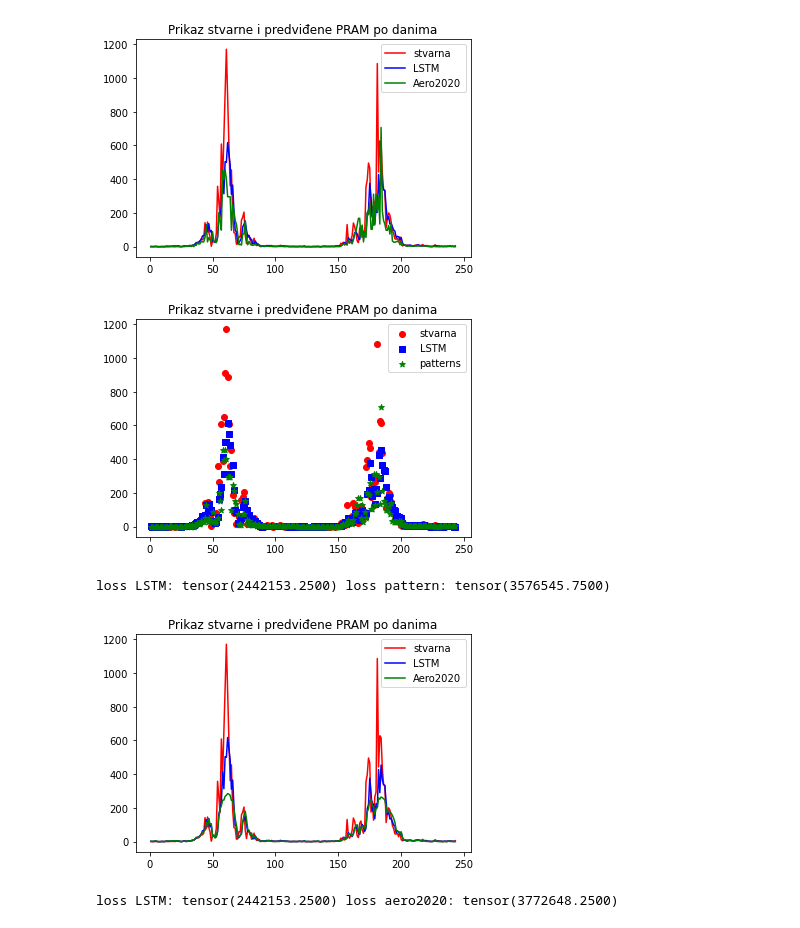
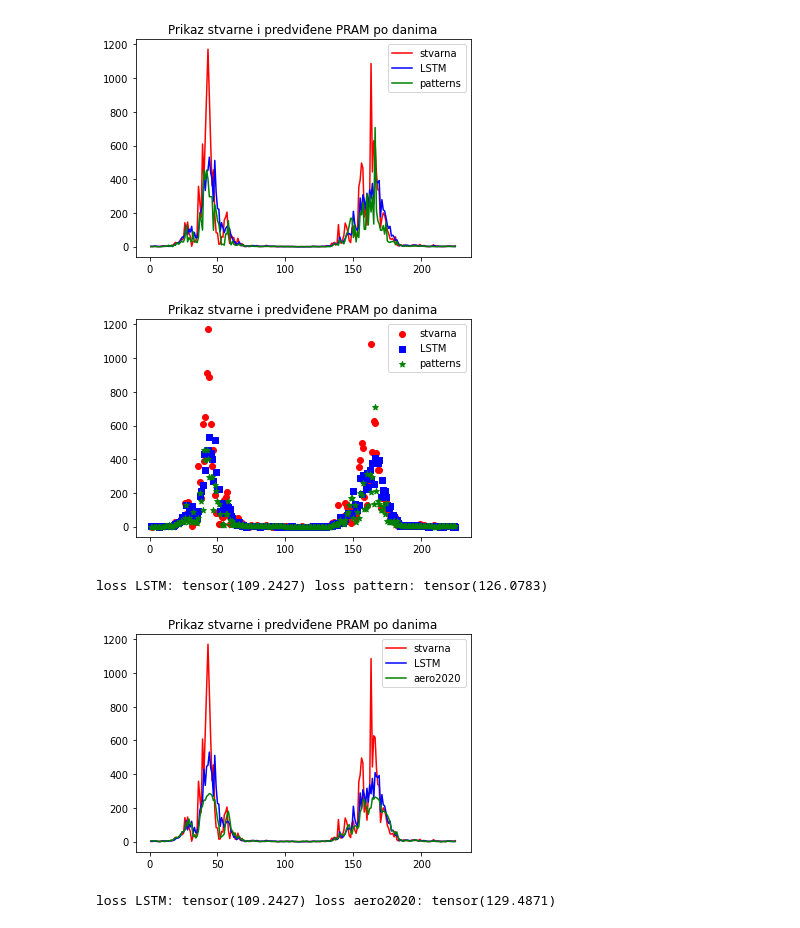
Before and after one commit to dmatijev/polen_forecasting, a Jupyter notebook: evaluate.ipynb, the cells around one changed output. Drawn from its saved outputs; the diff is of its cells as text; code cells hidden in the pictures.

```diff
--- a/evaluate.ipynb
+++ b/evaluate.ipynb
@@ -7,15 +8,16 @@ from torch.utils.data import DataLoader
 # %%
-seq_len = 3 #ovdje treba biti ista vrijednost kao kad se treniralo
+seq_len = 21 #ovdje treba biti ista vrijednost kao kad se treniralo
 batch_size = 1 #
-hidden_dim = 1028
-attention = True
+hidden_dim = 128
+hidden_dim2 = 1024
+attention = False
 train_data, val_data, test_data = load_data('real_for_all_podaci.csv')
 input_dim = train_data.shape[1]
 train_dataset = Dataset(train_data, seq_len,'PRAM')
 test_dataset = Dataset(test_data, seq_len,'PRAM')
 test_loader = DataLoader(test_dataset, shuffle=False, batch_size=batch_size)
 train_loader = DataLoader(train_dataset, shuffle=False, batch_size=batch_size)
-model = Net(input_dim,  hidden_dim = hidden_dim, seq_len=seq_len, attention=attention)
+model = Net(input_dim,  hidden_dim = hidden_dim, hidden_dim2 = hidden_dim2, seq_len=seq_len, attention=attention)
 # %%
 data = pd.read_csv('real_for_all_podaci.csv')
 data = data[['PRAM', 'GOD', 'LOK']]
@@ -25,7 +27,7 @@ mean_PRAM = train_dataset_pom['PRAM'].mean()
 def returnToStartingValues(value, mean):
     return (np.e**value-1)*mean
 # %%
-path_to_model = 'models/PRAM/batch_size_128-lr_0.0001-hidd_dim_1028_best.weights'
+path_to_model = 'models/PRAM/batch_size_32-lr_0.00023488895580707942-hidd_dim_128-att_False_best.weights'
 model.load_state_dict(torch.load(path_to_model))
 model.eval()
 # %% [output]
@@ -64,32 +62,31 @@ tensor(2442153.2500)
 # %%
 podaciZaCrtanje = pd.read_csv('ambrozija_NoviSad_patternPredictions.csv')
 podaciZaCrtanje = podaciZaCrtanje.sort_values(by=['DAT'])
 #print(podaciZaCrtanje)
 staraPredvidjenaVrijednost = []
 for i in range(len(podaciZaCrtanje)):
     staraPredvidjenaVrijednost.append(podaciZaCrtanje.iloc[i].predvidjenaVrijednost)
-staraPredvidjenaVrijednost = staraPredvidjenaVrijednost[3:] #jer za prva 3 dana LSTM ne predvidja (tako su napravljeni podaci)
-#aero2020PredvidjenaVrijednost =
-predictionsGraph(realValues, predictedValues, staraPredvidjenaVrijednost)
-predictionsGraphScatter(realValues, predictedValues, staraPredvidjenaVrijednost)
+staraPredvidjenaVrijednost = staraPredvidjenaVrijednost[seq_len:] #jer za prva 3 dana LSTM ne predvidja (tako su napravljeni podaci)
+predictionsGraph([realValues, predictedValues, staraPredvidjenaVrijednost], ['stvarna', 'LSTM', 'patterns'])
+predictionsGraphScatter([realValues, predictedValues, staraPredvidjenaVrijednost], ['stvarna', 'LSTM', 'patterns'])
 
-loss_fn = nn.MSELoss(reduction='sum')
-loss1 = loss_fn(torch.FloatTensor(realValues), torch.FloatTensor(predictedValues))
-loss2 = loss_fn(torch.FloatTensor(realValues), torch.FloatTensor(staraPredvidjenaVrijednost))
+loss_fn = nn.MSELoss(reduction='mean')
+loss1 = np.sqrt(loss_fn(torch.FloatTensor(realValues), torch.FloatTensor(predictedValues)))
+loss2 = np.sqrt(loss_fn(torch.FloatTensor(realValues), torch.FloatTensor(staraPredvidjenaVrijednost)))
 print('loss LSTM:',loss1,'loss pattern:',loss2)
 # %% [output]
-[figure, old version]
+[figure, new version]
-[figure, old version]
+[figure, new version]
-loss LSTM: tensor(2442153.2500) loss pattern: tensor(3576545.7500)
+loss LSTM: tensor(109.2427) loss pattern: tensor(126.0783)
 # %%
 aero2020_PRAM = pd.read_csv('aero2020_predictions/test_pram_lag=3_pred.csv', header = 0)
-aero2020_PRAM = aero2020_PRAM.iloc[2:,:].reset_index()
+aero2020_PRAM = aero2020_PRAM.iloc[seq_len-1:,:].reset_index()
 aero2020_PRAM_predicted = list(map(lambda x: float(x), list(aero2020_PRAM['Neural Network'])))
 aero2020_PRAM_predicted = list(map(lambda x: returnToStartingValues(x,mean_PRAM),aero2020_PRAM_predicted))
-predictionsGraph(realValues, predictedValues, aero2020_PRAM_predicted)
-loss1 = loss_fn(torch.FloatTensor(realValues), torch.FloatTensor(predictedValues))
-loss2 = loss_fn(torch.FloatTensor(realValues), torch.FloatTensor(aero2020_PRAM_predicted))
+predictionsGraph([realValues, predictedValues, aero2020_PRAM_predicted], ['stvarna', 'LSTM', 'aero2020'])
+loss1 = np.sqrt(loss_fn(torch.FloatTensor(realValues), torch.FloatTensor(predictedValues)))
+loss2 = np.sqrt(loss_fn(torch.FloatTensor(realValues), torch.FloatTensor(aero2020_PRAM_predicted)))
 print('loss LSTM:',loss1,'loss aero2020:',loss2)
 # %% [output]
-[figure, old version]
+[figure, new version]
-loss LSTM: tensor(2442153.2500) loss aero2020: tensor(3772648.2500)
+loss LSTM: tensor(109.2427) loss aero2020: tensor(129.4871)
```
Also changed, not shown: parts of 4 cells of this notebook, 5 other files.
